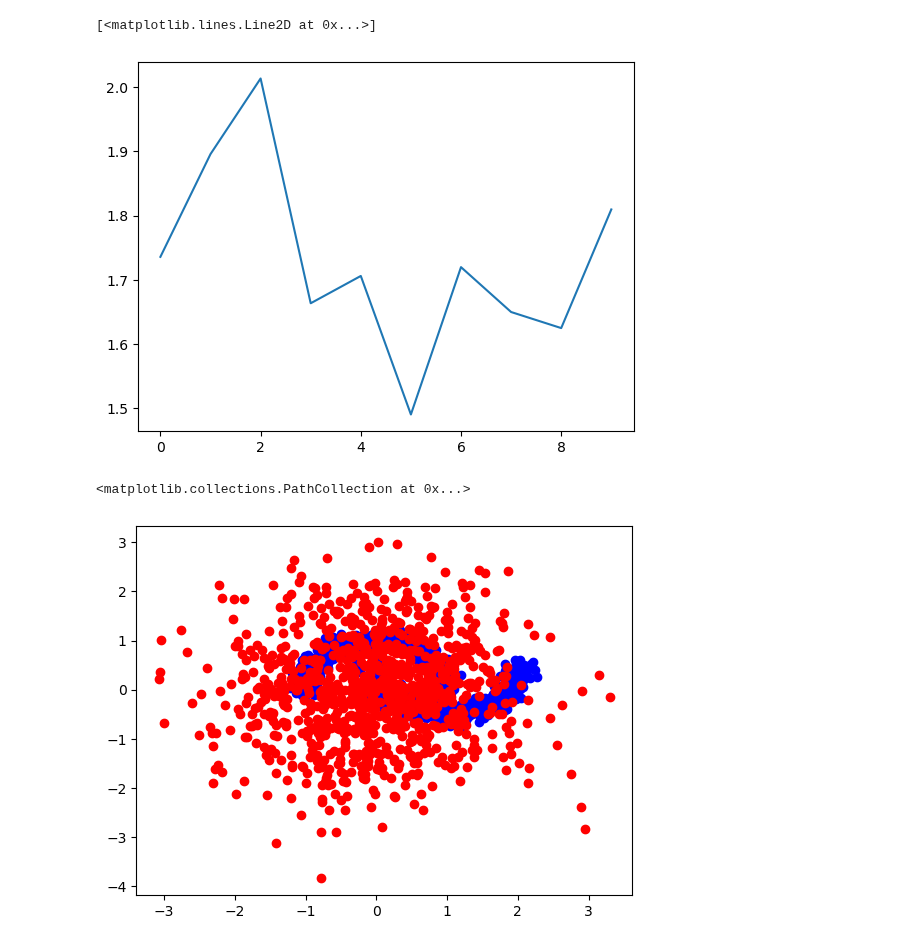
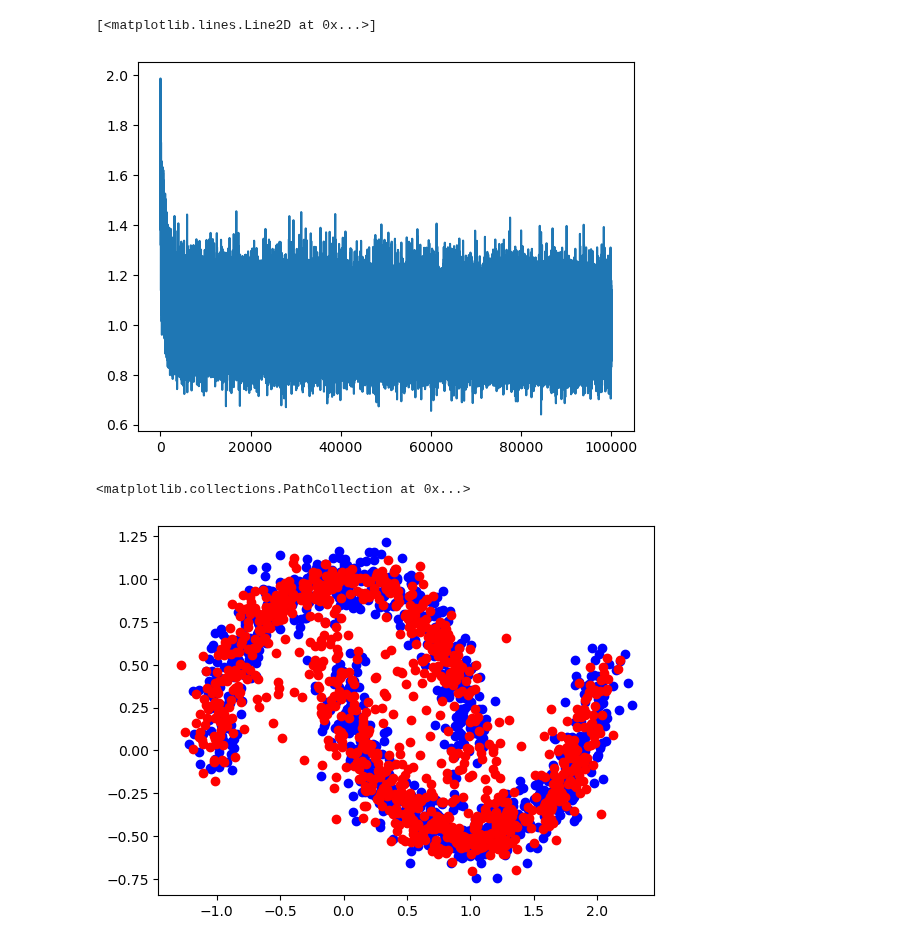
Before and after one commit to theislab/sckitflow, a Jupyter notebook: docs/notebooks/try_cfm_toy.ipynb, the cells around one changed output. Cells and saved outputs as stored; diff of their text form; code cells hidden in the pictures.

```diff
--- a/docs/notebooks/try_cfm_toy.ipynb
+++ b/docs/notebooks/try_cfm_toy.ipynb
@@ -1,39 +1,35 @@
 # %%
 # import libraries
 import matplotlib.pyplot as plt
 from sc_flow import SCFlow
 from sc_flow.dataset.toy_data import get_toy_dataset
 
 # create dataset
 adata = get_toy_dataset("moons", noise=0.1).adata
 
 # register data and initialize model
 SCFlow.register_adata(adata)
 model = SCFlow(
     method_id="cfm",
     vf_decoder_mlp_kwargs={
         "hidden_dims": [
             32,
             32,
         ]
     },
-    lr=1e-4,
     device_id="mps",
     time_features_id="torch-cfm",
     conditioning_id="resnet1d",
     # probability_path=probability_paths.SchrodingerBridgeProbabilityPath(1.0)
 )
 
 # train model
-model.train(
-    adata,
-    n_train_steps=10,
-)
+model.train(adata, n_train_steps=100_000, optim_kwargs={"lr": 1e-4})
 
 plt.plot(model.trainer._training_logs["loss"])
 # %% [output]
 [<matplotlib.lines.Line2D at 0x...>]
-[figure, old version]
+[figure, new version]
 # %%
 # predict
 adata_pred = model.predict(adata)
@@ -47,4 +43,4 @@ plt.scatter(
 plt.scatter(adata_pred.X[:, 0], adata_pred.X[:, 1], color="red")
 # %% [output]
 <matplotlib.collections.PathCollection at 0x...>
-[figure, old version]
+[figure, new version]
```
Also changed, not shown: 9 other files.
